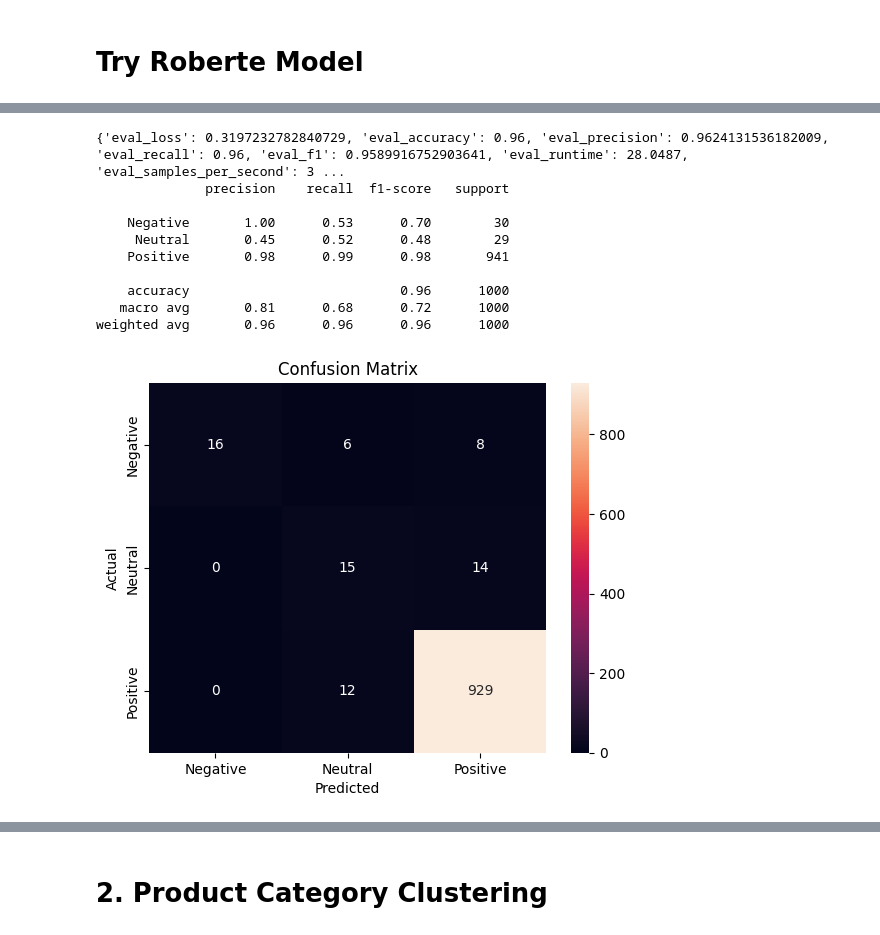
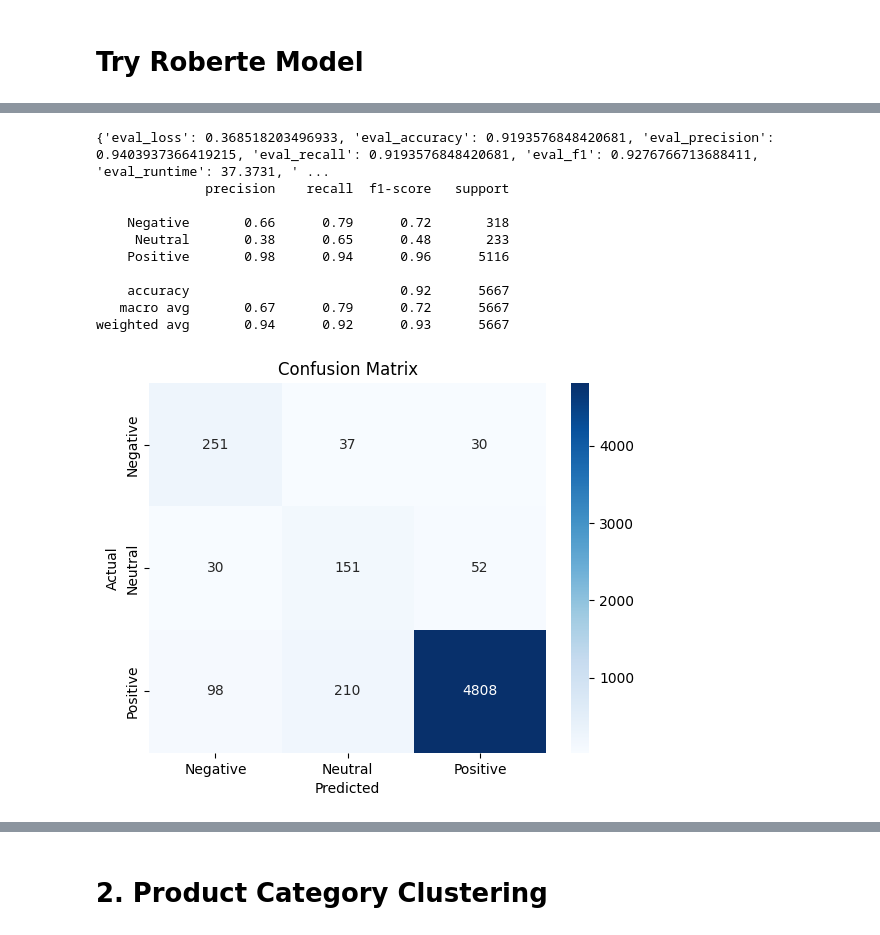
Before and after one commit to RanwahSadik/Automated-Customers-Review, a Jupyter notebook: Project_NLP.ipynb, the cells around one changed output, grey strips where cells are left out. Drawn from its saved outputs; the diff is of its cells as text; code cells hidden in the pictures.

```diff
--- a/Project_NLP.ipynb
+++ b/Project_NLP.ipynb
@@ -19,7 +37,7 @@ from datasets import Dataset
 # %% [markdown]
 #Load and preprocess dataset
 # %%
-df = pd.read_csv("/content/Datafiniti_Amazon_Consumer_Reviews_of_Amazon_Products.csv")
-df
+df = pd.read_csv("/content/Datafiniti_Amazon_Consumer_Reviews_of_Amazon_Products_May19.csv")
+df.head()
 # %% [output]
 |  | id | dateAdded | dateUpdated | name | asins | brand | categories | primaryCategories | imageURLs | ... |
@@ -389,38 +365,38 @@ TrainOutput(global_step=2109, training_loss=0.0859432092513633, metrics={'train_
 # %%
 metrics = trainer.evaluate()
 print(metrics)
 
 predictions = trainer.predict(test_dataset)
 preds = predictions.predictions.argmax(-1)
 labels = predictions.label_ids
 
 # Classification Report
 from sklearn.metrics import classification_report, confusion_matrix
 print(classification_report(labels, preds, target_names=["Negative", "Neutral", "Positive"]))
 
 # Confusion Matrix
 import seaborn as sns
 import matplotlib.pyplot as plt
 
 cm = confusion_matrix(labels, preds)
-sns.heatmap(cm, annot=True, fmt='d', xticklabels=["Negative", "Neutral", "Positive"], yticklabels=["Negative", "Neutral", "Positive"])
+sns.heatmap(cm, annot=True, fmt='d', cmap="Blues",xticklabels=["Negative", "Neutral", "Positive"], yticklabels=["Negative", "Neutral", "Positive"])
 plt.xlabel('Predicted')
 plt.ylabel('Actual')
 plt.title('Confusion Matrix')
 plt.show()
 # %% [output]
 [interactive output not drawn]
-{'eval_loss': 0.3197232782840729, 'eval_accuracy': 0.96, 'eval_precision': 0.9624131536182009, 'eval_recall': 0.96, 'eval_f1': 0.9589916752903641, 'eval_runtime': 28.0487, 'eval_samples_per_second': 3 ...
+{'eval_loss': 0.368518203496933, 'eval_accuracy': 0.9193576848420681, 'eval_precision': 0.9403937366419215, 'eval_recall': 0.9193576848420681, 'eval_f1': 0.9276766713688411, 'eval_runtime': 37.3731, ' ...
               precision    recall  f1-score   support
 
-    Negative       1.00      0.53      0.70        30
-     Neutral       0.45      0.52      0.48        29
-    Positive       0.98      0.99      0.98       941
+    Negative       0.66      0.79      0.72       318
+     Neutral       0.38      0.65      0.48       233
+    Positive       0.98      0.94      0.96      5116
 
-    accuracy                           0.96      1000
-   macro avg       0.81      0.68      0.72      1000
-weighted avg       0.96      0.96      0.96      1000
+    accuracy                           0.92      5667
+   macro avg       0.67      0.79      0.72      5667
+weighted avg       0.94      0.92      0.93      5667
-[figure, old version]
+[figure, new version]
 # %%
 import seaborn as sns
 import matplotlib.pyplot as plt
```
Also changed, not shown: parts of 36 cells of this notebook.
